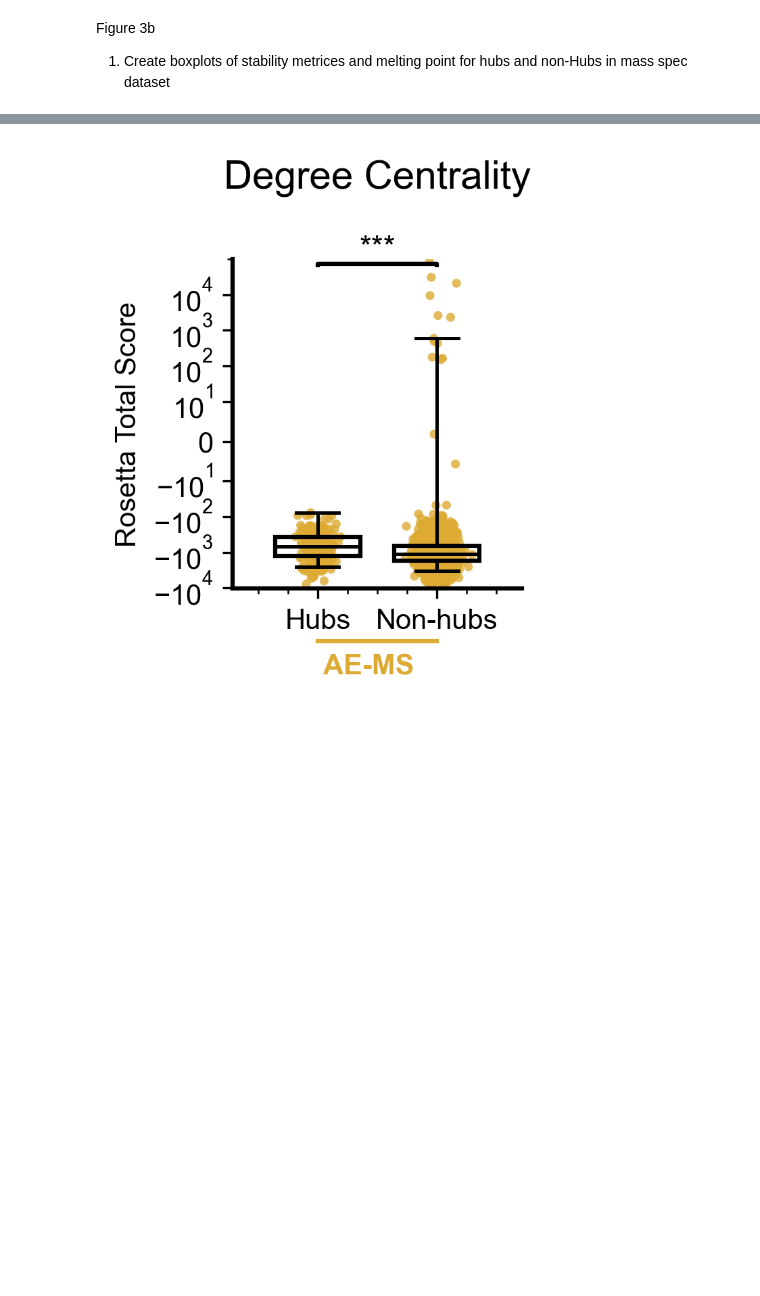
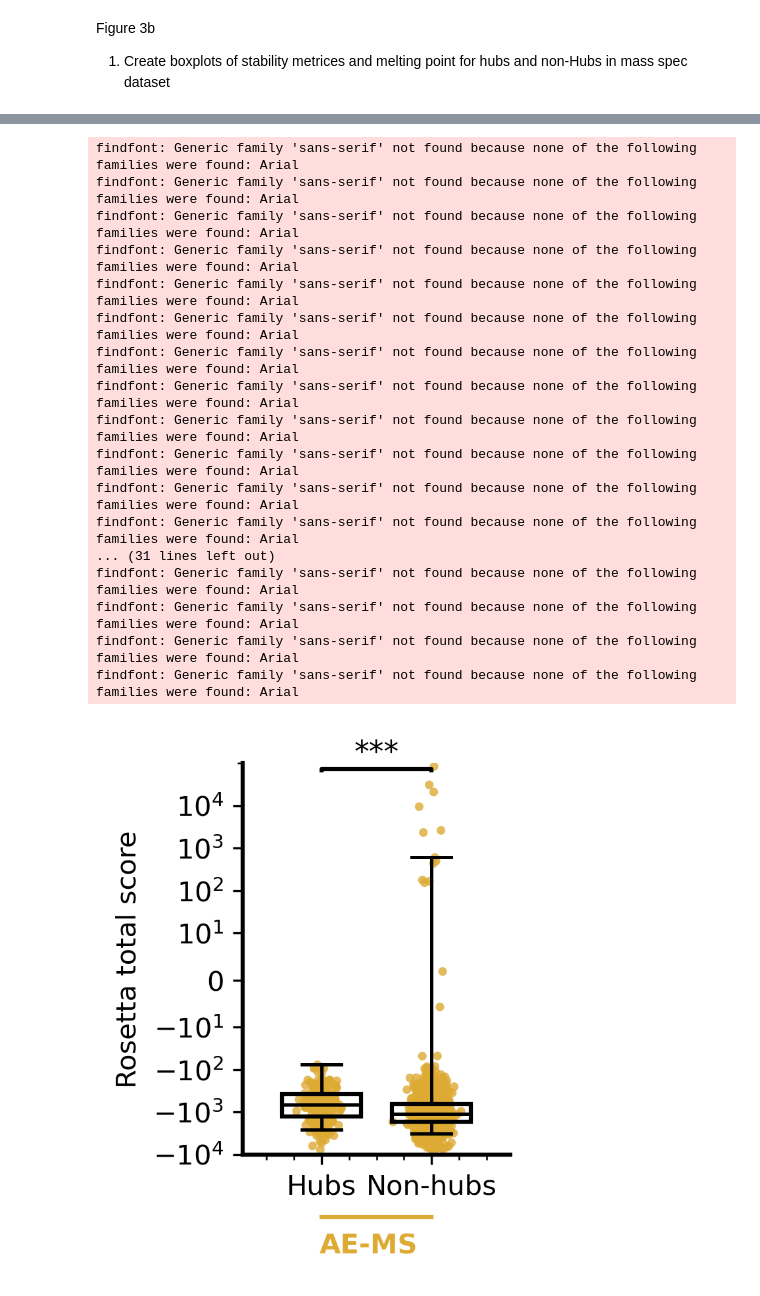
Before and after one commit to NCEMS/energetic-origins-of-PPI-connectivity, a Jupyter notebook: analysis-notebooks/from-muskan/3-figure-v2.ipynb.ipynb, the cells around one changed output, grey strips where cells are left out. Drawn from its saved outputs; the diff is of its cells as text; code cells hidden in the pictures; blank space fills up the shorter version.

Commit message:
Update notebookes and figures

```diff
--- a/analysis-notebooks/from-muskan/3-figure-v2.ipynb.ipynb
+++ b/analysis-notebooks/from-muskan/3-figure-v2.ipynb.ipynb
@@ -422,35 +477,4 @@ plt.show()
 # %%
-def bootstrap_ci_median(values, B=1_000_000, ci=95, random_state=27):
-    """
-    Nonparametric bootstrap CI for the median.
-
-    values: 1D array-like
-    B: number of bootstrap resamples
-    ci: confidence level (e.g., 95)
-    """
-    vals = np.asarray(values)
-    vals = vals[np.isfinite(vals)]
-    n = len(vals)
-    if n == 0:
-        return np.nan, np.nan, np.nan
-
-    rng = np.random.default_rng(random_state)
-    medians = np.empty(B, dtype=float)
-
-    # Loop-based bootstrap to avoid large memory allocations
-    for b in trange(B, desc="Bootstrapping medians"):
-        sample = rng.choice(vals, size=n, replace=True)
-        medians[b] = np.median(sample)
-
-    median_hat = np.median(vals)
-    alpha = 100 - ci
-    lower = np.percentile(medians, alpha / 2)
-    upper = np.percentile(medians, 100 - alpha / 2)
-    return median_hat, lower, upper
-
-def clean_values(s):
-    return s.replace([np.inf, -np.inf], np.nan).dropna()
-
 # multiply cagiada-dG by -1) ===
 ms_hubs["cagiada-dG"]    = -ms_hubs["cagiada-dG"]
 ms_nothub["cagiada-dG"]  = -ms_nothub["cagiada-dG"]
@@ -561,7 +585,7 @@ for pos, (vals, color) in zip(positions, zip(group_vals, group_colors)):
 # --- Boxplots on top: outlines only, no fill, no fliers ---
 bp = ax.boxplot(
     group_vals,
-    labels=["Hubs", "Non-hubs"],
+    labels=["Hubs", "Non-\nhubs"],
     positions=[1, 1.7],
     widths=0.5,
     patch_artist=True,
@@ -584,8 +608,8 @@ for element in ["whiskers", "caps", "medians"]:
 #ax.set_yscale("log")
 #ax.set_ylim(1, 1e7)
 
-ax.set_ylabel("Cagiada ΔG")
-ax.set_title("Degree Centrality")
+ax.set_ylabel(r"Cagiada et al. 2024 $ΔG$" + "\nkcal/mol")
+#ax.set_title("Degree Centrality")
 
 ax.spines["top"].set_visible(False)
 ax.spines["right"].set_visible(False)
@@ -607,14 +631,14 @@ trans = ax.get_xaxis_transform()  # x in data coords, y in axis fraction (0–1)
 
 # AE-MS group label under x-axis
 ax.plot(
-    [1.0, 1.7], [-0.16, -0.16],
+    [1.0, 1.7], [-0.2, -0.2],
     transform=trans,
     clip_on=False,
     color=MS_COLOR,
     lw=1.5,
 )
 ax.text(
-    1.3, -0.20, "AE-MS",
+    1.3, -0.24, "AE-MS",
     transform=trans,
     ha="center",
     va="top",
@@ -786,8 +796,8 @@ for element in ["whiskers", "caps", "medians"]:
 #ax.set_yscale("log")
 #ax.set_ylim(1, 1e7)
 
-ax.set_ylabel("Rosetta Total Score")
-ax.set_title("Degree Centrality")
+ax.set_ylabel("Rosetta total score")
+#ax.set_title("Degree Centrality")
 
 # === SYMLOG SCALE LIKE IN CODE 2 ===
 ax.set_yscale('symlog', linthresh=10)  # linear between -10 and +10
@@ -813,32 +823,49 @@ ax.set_ylim(y_min * 1.2, y_max * 1.2)
 bracket_y = y_max * 0.8  # you can adjust: -1, -3, -5 depending on taste
 add_bracket_with_text(ax, positions[0], positions[1], bracket_y, "***")
 
 # === Horizontal lines + labels under the groups ===
 # Use x-axis transform so these sit below the x-axis, not in data (log) space
 trans = ax.get_xaxis_transform()  # x in data coords, y in axis fraction (0–1)
 
 # AE-MS group label under x-axis
 ax.plot(
     [1.0, 1.7], [-0.16, -0.16],
     transform=trans,
     clip_on=False,
     color=MS_COLOR,
     lw=1.5,
 )
 ax.text(
     1.3, -0.20, "AE-MS",
     transform=trans,
     ha="center",
     va="top",
     fontsize=10,
     fontweight="bold",
     color=MS_COLOR,
 )
 
 plt.xticks(fontsize=10)
 plt.tight_layout()
 plt.savefig(f"{OUT_PATH}3b-3.svg")
 plt.show()
 # %% [output]
+findfont: Generic family 'sans-serif' not found because none of the following families were found: Arial
+findfont: Generic family 'sans-serif' not found because none of the following families were found: Arial
+findfont: Generic family 'sans-serif' not found because none of the following families were found: Arial
+findfont: Generic family 'sans-serif' not found because none of the following families were found: Arial
+findfont: Generic family 'sans-serif' not found because none of the following families were found: Arial
+findfont: Generic family 'sans-serif' not found because none of the following families were found: Arial
+findfont: Generic family 'sans-serif' not found because none of the following families were found: Arial
+findfont: Generic family 'sans-serif' not found because none of the following families were found: Arial
+findfont: Generic family 'sans-serif' not found because none of the following families were found: Arial
+findfont: Generic family 'sans-serif' not found because none of the following families were found: Arial
+findfont: Generic family 'sans-serif' not found because none of the following families were found: Arial
+findfont: Generic family 'sans-serif' not found because none of the following families were found: Arial
+... (31 lines left out)
+findfont: Generic family 'sans-serif' not found because none of the following families were found: Arial
+findfont: Generic family 'sans-serif' not found because none of the following families were found: Arial
+findfont: Generic family 'sans-serif' not found because none of the following families were found: Arial
+findfont: Generic family 'sans-serif' not found because none of the following families were found: Arial
-[figure, old version]
+[figure, new version]
 # %%
```
Also changed, not shown: parts of 23 cells of this notebook, 10 other files.
